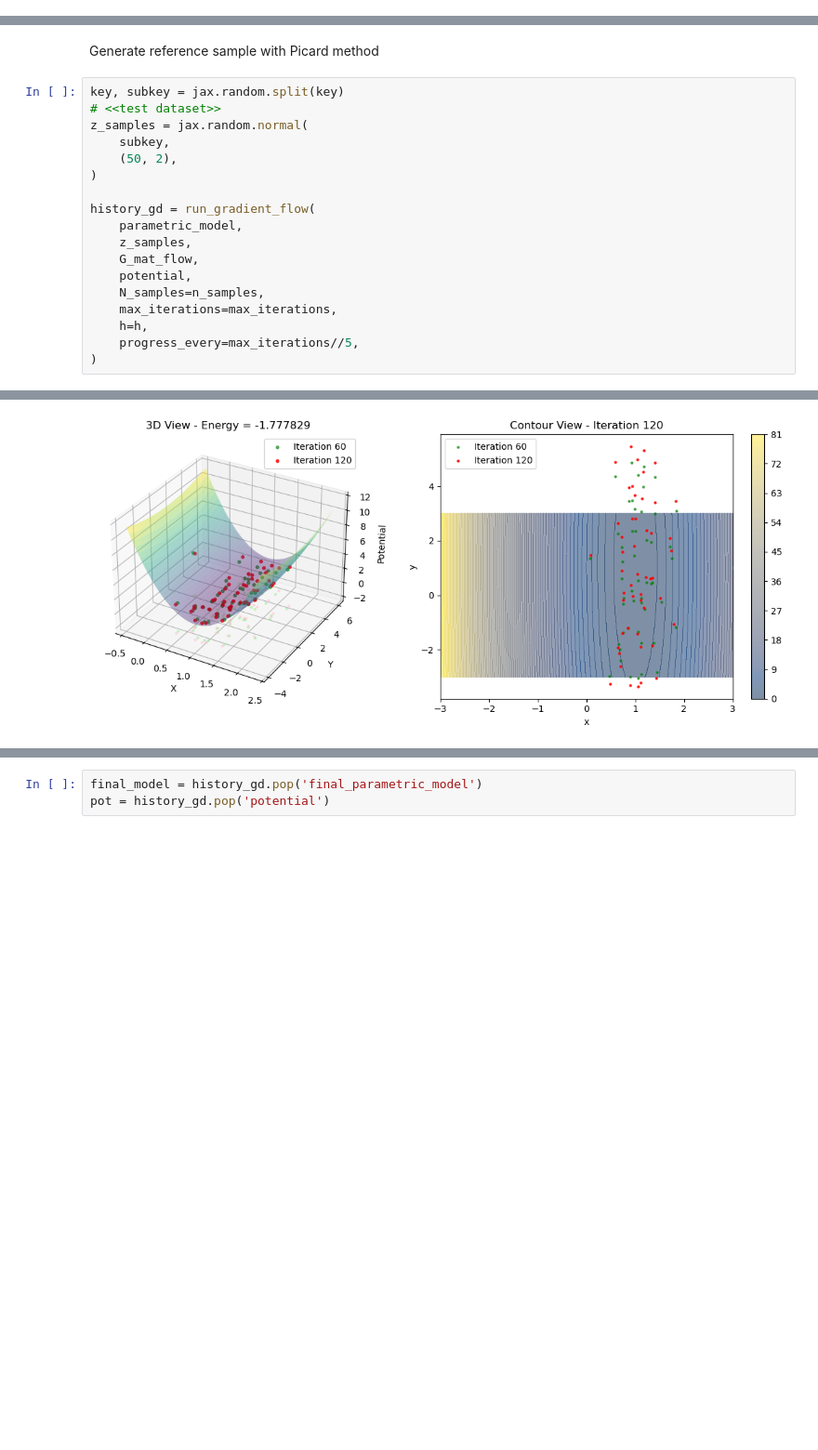
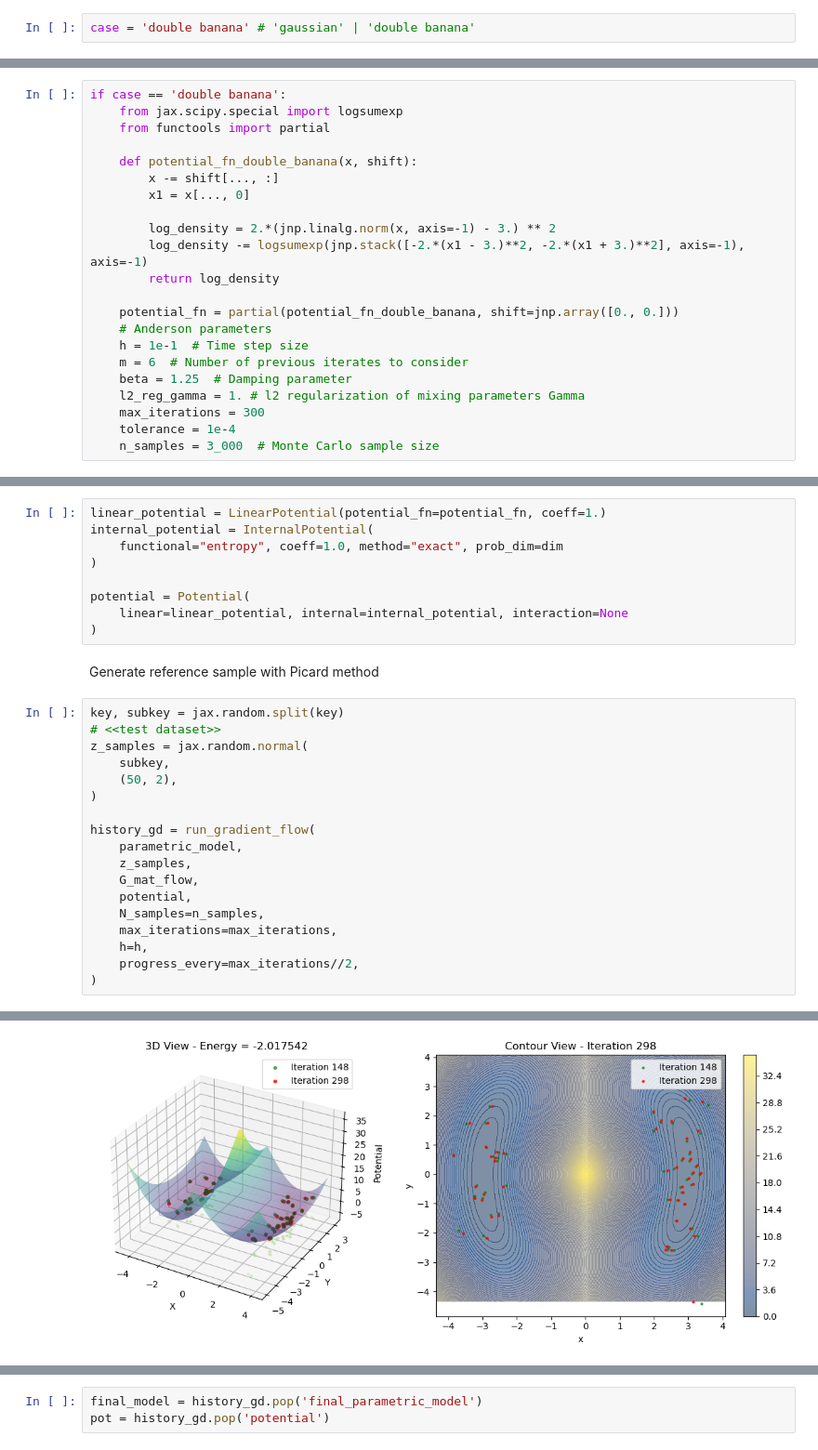
Before and after one commit to SebasGutHdz/Parametric-Wasserstein-Flows, a Jupyter notebook: anderson_acceleration_test.ipynb, the cells around one changed output, grey strips where cells are left out. Shown at 93% size. Cells and saved outputs as stored; diff of their text form; blank space fills up the shorter version.

Commit message:
Started working on the double banana example

```diff
--- a/anderson_acceleration_test.ipynb
+++ b/anderson_acceleration_test.ipynb
@@ -78,0 +56,2 @@ potential = Potential(
+# %%
+case = 'double banana' # 'gaussian' | 'double banana'
@@ -78,0 +76,22 @@ potential = Potential(
+# %%
+if case == 'double banana':
+    from jax.scipy.special import logsumexp
+    from functools import partial
+
+    def potential_fn_double_banana(x, shift):
+        x -= shift[..., :]
+        x1 = x[..., 0]
+
+        log_density = 2.*(jnp.linalg.norm(x, axis=-1) - 3.) ** 2
+        log_density -= logsumexp(jnp.stack([-2.*(x1 - 3.)**2, -2.*(x1 + 3.)**2], axis=-1), axis=-1)
+        return log_density
+
+    potential_fn = partial(potential_fn_double_banana, shift=jnp.array([0., 0.]))
+    # Anderson parameters
+    h = 1e-1  # Time step size
+    m = 6  # Number of previous iterates to consider
+    beta = 1.25  # Damping parameter
+    l2_reg_gamma = 1. # l2 regularization of mixing parameters Gamma
+    max_iterations = 300
+    tolerance = 1e-4
+    n_samples = 3_000  # Monte Carlo sample size
@@ -79,3 +100,12 @@ potential = Potential(
+# %%
+linear_potential = LinearPotential(potential_fn=potential_fn, coeff=1.)
+internal_potential = InternalPotential(
+    functional="entropy", coeff=1.0, method="exact", prob_dim=dim
+)
+
+potential = Potential(
+    linear=linear_potential, internal=internal_potential, interaction=None
+)
 # %% [markdown]
 Generate reference sample with Picard method
 # %%
@@ -94,6 +124,6 @@ history_gd = run_gradient_flow(
     N_samples=n_samples,
     max_iterations=max_iterations,
     h=h,
-    progress_every=max_iterations//5,
+    progress_every=max_iterations//2,
 )
 # %% [output]
@@ -103 +133 @@ Iter 120: Energy = -1.762992, Grad norm: 2.70e-01
-[figure, old version]
+[figure, new version]
```
Also changed, not shown: parts of 18 cells of this notebook.
